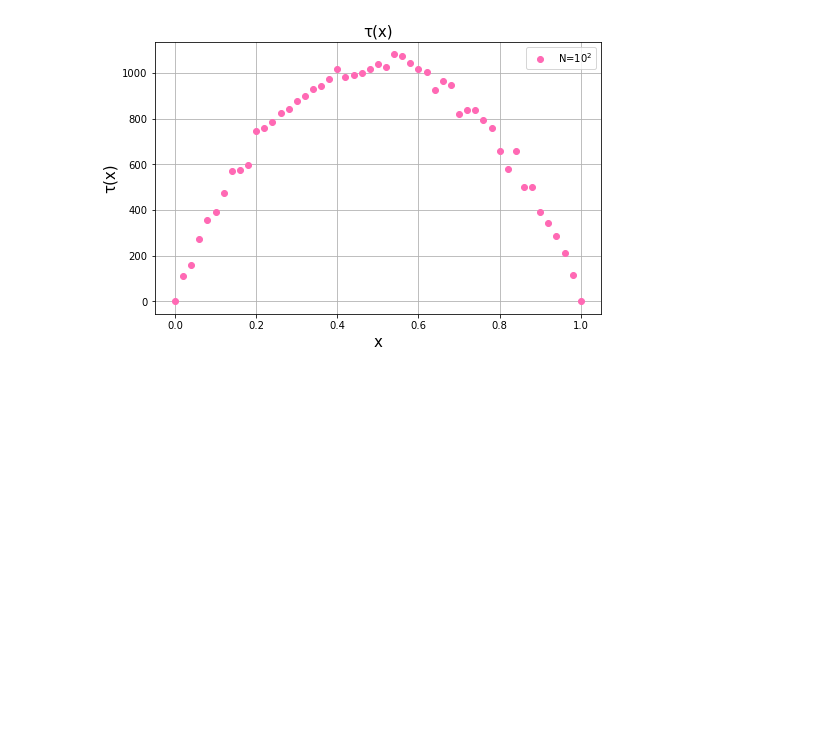
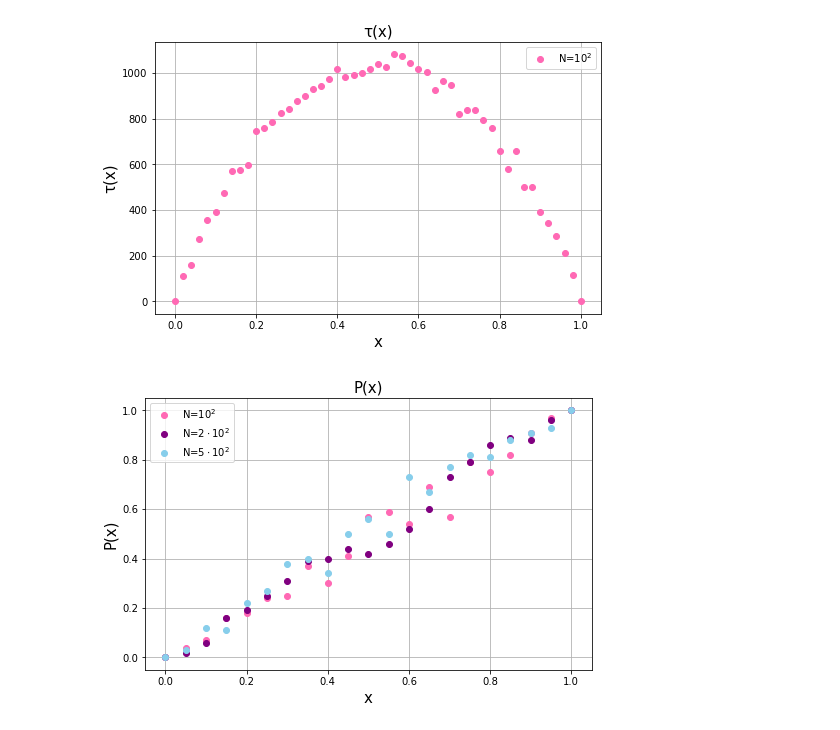
Before and after one commit to Swinkawkrawacie/Fizyka-ukladow-zlozonych, a Jupyter notebook: Wizualizacja_danych_wyborcaMC.ipynb, the cells around one changed output. Cells and saved outputs as stored; diff of their text form; code cells hidden in the pictures; blank space fills up the shorter version.

```diff
--- a/Wizualizacja_danych_wyborcaMC.ipynb
+++ b/Wizualizacja_danych_wyborcaMC.ipynb
@@ -104,3 +117,44 @@ plt.ylabel('\u03c4(x)', fontsize=15)
 plt.show()
 # %% [output]
 [figure]
+# %%
+with open('data_voter_easier\\N100dx0.05L100.txt') as f:
+    N_100_data = f.readlines()
+with open('data_voter_easier\\N200dx0.05L100.txt') as f:
+    N_200_data = f.readlines()
+with open('data_voter_easier\\N500dx0.05L100.txt') as f:
+    N_500_data = f.readlines()
+# %%
+x = []
+time100 = []
+prob100 = []
+for i in N_100_data:
+    new = i[:-1].split('  ')
+    x.append(float(new[0]))
+    prob100.append(float(new[1]))
+    time100.append(float(new[2]))
+time200 = []
+prob200 = []
+for i in N_200_data:
+    new = i[:-1].split('  ')
+    prob200.append(float(new[1]))
+    time200.append(float(new[2]))
+time500 = []
+prob500 = []
+for i in N_500_data:
+    new = i[:-1].split('  ')
+    prob500.append(float(new[1]))
+    time500.append(float(new[2]))
+# %%
+plt.figure(figsize=(8,5))
+plt.plot(x, prob100, 'o', color='hotpink', label=r'N=${10}^2$')
+plt.plot(x, prob200, 'o', color='purple', label=r'N=$2\cdot{10}^2$')
+plt.plot(x, prob500, 'o', color='skyblue', label=r'N=$5\cdot{10}^2$')
+plt.grid()
+plt.legend()
+plt.title('P(x)',fontsize=15)
+plt.xlabel('x', fontsize=15)
+plt.ylabel('P(x)', fontsize=15)
+plt.savefig("prawdopodobienstwo_easier.jpg")
+# %% [output]
+[figure, added]
```
Also changed, not shown: parts of 4 cells of this notebook, 5 other files.
